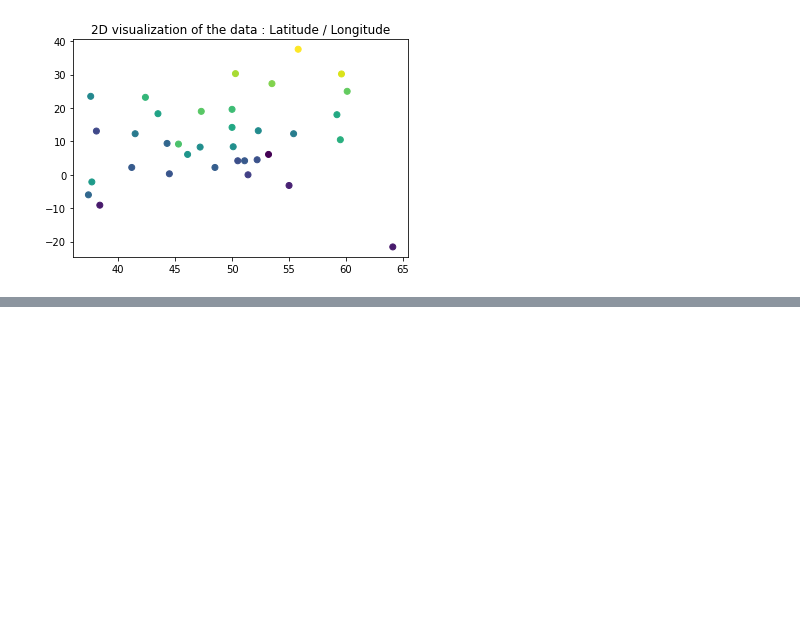
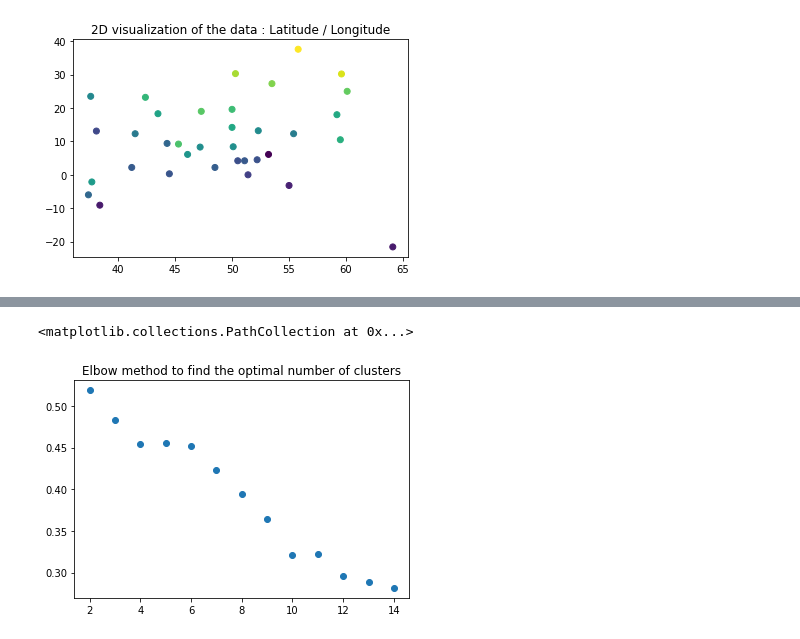
Before and after one commit to Esbrouffes/MLChall1, a Jupyter notebook: thibault.ipynb, the cells around one changed output, grey strips where cells are left out. Cells and saved outputs as stored; diff of their text form; code cells hidden in the pictures; blank space fills up the shorter version.

```diff
--- a/thibault.ipynb
+++ b/thibault.ipynb
@@ -124,0 +144,20 @@ map
+# %%
+##Let's do the Elbow method to find the optimal number of clusters, using the silhouette score to compute the cost
+range_n_clusters = range(2,15) #trying to find the optimal number of clusters which suits best our dataset ( that has "30~cities")
+sil_score = []
+
+for n in range_n_clusters:
+    sil_mean=[]
+    for i in range(20): # so we compute it 20 times and take the mean to know exatly wich number of clusters would be better
+        clusterer = KMeans(n_clusters=n, n_init=13, init = 'random').fit(new_temp) # Clustering with the given number of clusters
+        cluster_labels = clusterer.labels_ # Extract the labels of each cluster
+        silhouette_avg = silhouette_score(new_temp, cluster_labels) # Corresponding silhouette score
+        sil_mean.append(silhouette_avg) # Adding the silhouette score corresponding to the number of clusters to our list so
+    sil_score.append(np.mean(sil_mean))                      # we can print it afterward
+    #print("For n =", n, "Silhouette_score:", silhouette_avg)
+plt.figure()
+plt.title('Elbow method to find the optimal number of clusters')
+plt.scatter(range_n_clusters, sil_score)
+# %% [output]
+<matplotlib.collections.PathCollection at 0x...>
+[figure, added]
```
Also changed, not shown: parts of 6 cells of this notebook.
